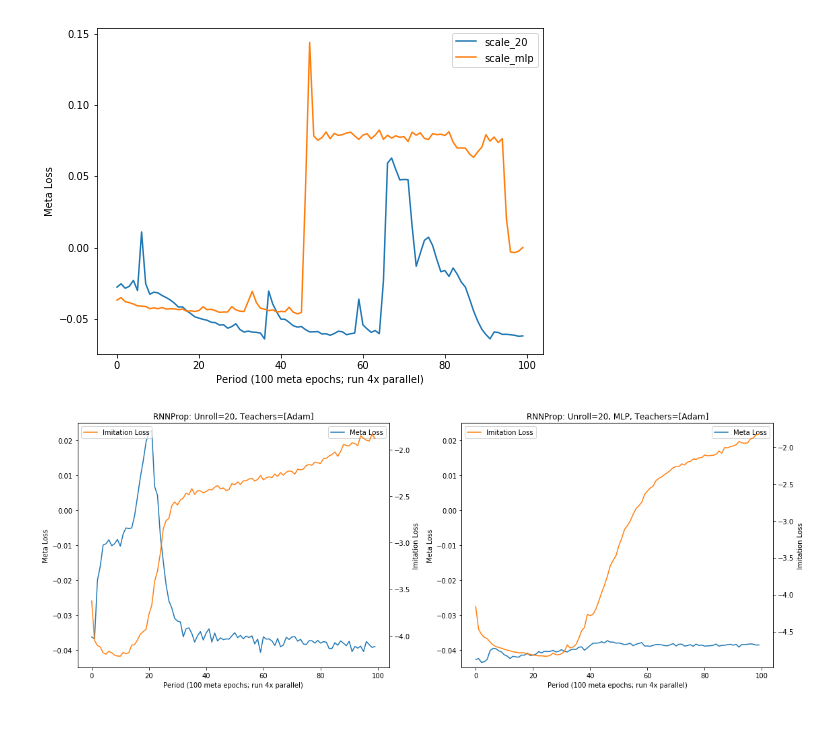
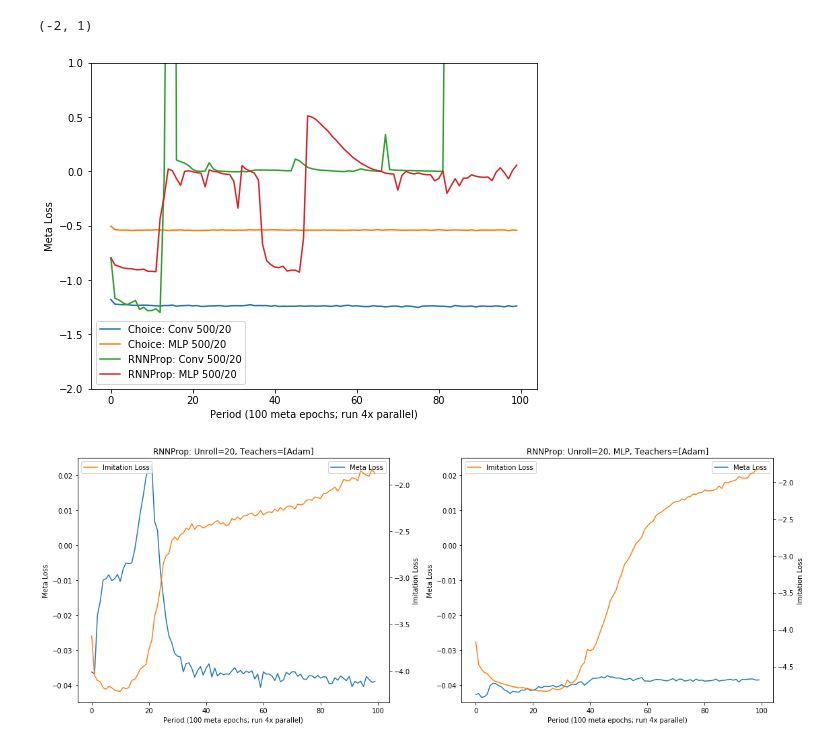
Before and after one commit to thetianshuhuang/l2o, a Jupyter notebook: training_analysis.ipynb, the cells around one changed output. Cells and saved outputs as stored; diff of their text form; code cells hidden in the pictures.

```diff
--- a/training_analysis.ipynb
+++ b/training_analysis.ipynb
@@ -27,5 +15,7 @@ fig.tight_layout()
 # %%
 fig, axs = plt.subplots(1, 1, figsize=(8, 6))
-plot_training(["scale_20", "scale_mlp"], axs)
+plot_training(["choice-20x25C", "choice-20x25M", "rnnprop-20x25C", "rnnprop-20x25M"], axs)
+axs.set_ylim(-2, 1)
 # %% [output]
+(-2, 1)
-[figure, old version]
+[figure, new version]
```
Also changed, not shown: parts of 2 cells of this notebook, 6 other files.
